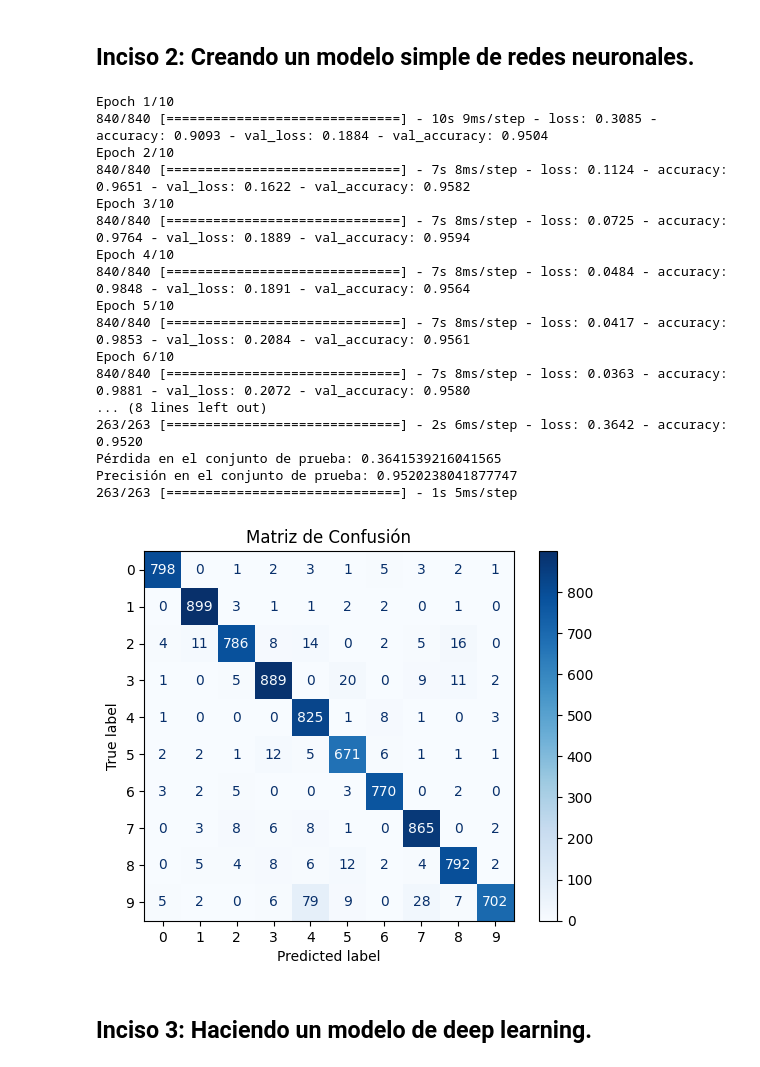
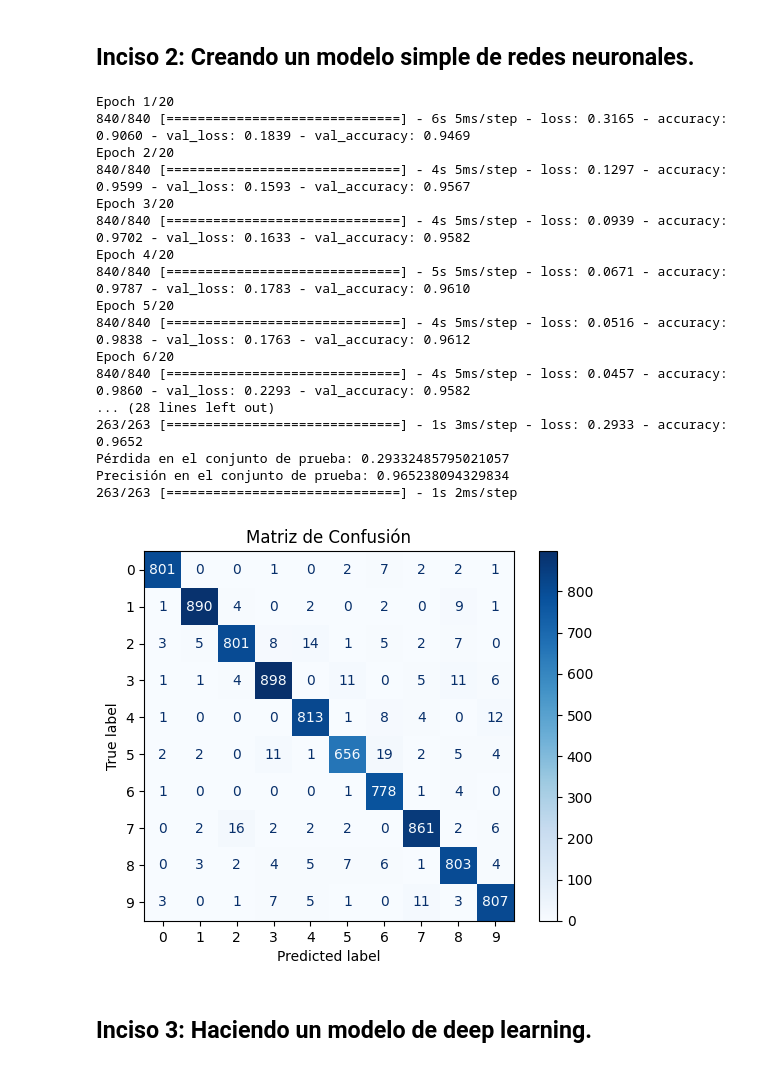
Before and after one commit to Javier19-cmd/Lab3-Data, a Jupyter notebook: lab.ipynb, the cells around one changed output. Drawn from its saved outputs; the diff is of its cells as text; code cells hidden in the pictures.

```diff
--- a/lab.ipynb
+++ b/lab.ipynb
@@ -188,55 +188,56 @@ X_train, X_test, y_train, y_test = train_test_split(X, y, test_size=0.2, random_
 scaler = StandardScaler()
 X_train_scaled = scaler.fit_transform(X_train)
 X_test_scaled = scaler.transform(X_test)
 
 # Crear el modelo de la red neuronal
 model = tf.keras.Sequential([
     tf.keras.layers.Input(shape=(X_train.shape[1],)),
-    tf.keras.layers.Dense(128, activation='relu'),
-    tf.keras.layers.Dense(64, activation='relu'),
+    tf.keras.layers.Dense(256, activation='relu'),  # Capa 1 con 256 neuronas
+    tf.keras.layers.Dense(128, activation='relu'),  # Capa 2 con 128 neuronas
+    tf.keras.layers.Dense(64, activation='relu'),   # Capa 3 con 64 neuronas
+    tf.keras.layers.Dense(32, activation='relu'),   # Capa 4 con 32 neuronas
     tf.keras.layers.Dense(10, activation='softmax')
 ])
-
 # Compilando el modelo
 model.compile(optimizer='adam', loss='sparse_categorical_crossentropy', metrics=['accuracy'])
 
 # Entrenando el modelo
-model.fit(X_train_scaled, y_train, epochs=10, batch_size=32, validation_split=0.2)
+model.fit(X_train_scaled, y_train, epochs=20, batch_size=32, validation_split=0.2)
 
 # Evaluando el modelo en el conjunto de prueba
 loss, accuracy = model.evaluate(X_test_scaled, y_test)
 print("Pérdida en el conjunto de prueba:", loss)
 print("Precisión en el conjunto de prueba:", accuracy)
 
 # Predeciendo las etiquetas en el conjunto de prueba
 y_pred = model.predict(X_test_scaled)
 y_pred_classes = np.argmax(y_pred, axis=1)
 
 # Calculando y mostrando la matriz de confusión
 confusion = confusion_matrix(y_test, y_pred_classes)
 confusion_display = ConfusionMatrixDisplay(confusion, display_labels=np.unique(y_test))
 confusion_display.plot(cmap=plt.cm.Blues)
 plt.title("Matriz de Confusión")
 plt.show()
 # %% [output]
-Epoch 1/10
-840/840 [==============================] - 10s 9ms/step - loss: 0.3085 - accuracy: 0.9093 - val_loss: 0.1884 - val_accuracy: 0.9504
-Epoch 2/10
-840/840 [==============================] - 7s 8ms/step - loss: 0.1124 - accuracy: 0.9651 - val_loss: 0.1622 - val_accuracy: 0.9582
-Epoch 3/10
-840/840 [==============================] - 7s 8ms/step - loss: 0.0725 - accuracy: 0.9764 - val_loss: 0.1889 - val_accuracy: 0.9594
-Epoch 4/10
-840/840 [==============================] - 7s 8ms/step - loss: 0.0484 - accuracy: 0.9848 - val_loss: 0.1891 - val_accuracy: 0.9564
-Epoch 5/10
-840/840 [==============================] - 7s 8ms/step - loss: 0.0417 - accuracy: 0.9853 - val_loss: 0.2084 - val_accuracy: 0.9561
-Epoch 6/10
-840/840 [==============================] - 7s 8ms/step - loss: 0.0363 - accuracy: 0.9881 - val_loss: 0.2072 - val_accuracy: 0.9580
-... (8 lines left out)
-263/263 [==============================] - 2s 6ms/step - loss: 0.3642 - accuracy: 0.9520
-Pérdida en el conjunto de prueba: 0.3641539216041565
-Precisión en el conjunto de prueba: 0.9520238041877747
-263/263 [==============================] - 1s 5ms/step
+Epoch 1/20
+840/840 [==============================] - 6s 5ms/step - loss: 0.3165 - accuracy: 0.9060 - val_loss: 0.1839 - val_accuracy: 0.9469
+Epoch 2/20
+840/840 [==============================] - 4s 5ms/step - loss: 0.1297 - accuracy: 0.9599 - val_loss: 0.1593 - val_accuracy: 0.9567
+Epoch 3/20
+840/840 [==============================] - 4s 5ms/step - loss: 0.0939 - accuracy: 0.9702 - val_loss: 0.1633 - val_accuracy: 0.9582
+Epoch 4/20
+840/840 [==============================] - 5s 5ms/step - loss: 0.0671 - accuracy: 0.9787 - val_loss: 0.1783 - val_accuracy: 0.9610
+Epoch 5/20
+840/840 [==============================] - 4s 5ms/step - loss: 0.0516 - accuracy: 0.9838 - val_loss: 0.1763 - val_accuracy: 0.9612
+Epoch 6/20
+840/840 [==============================] - 4s 5ms/step - loss: 0.0457 - accuracy: 0.9860 - val_loss: 0.2293 - val_accuracy: 0.9582
+... (28 lines left out)
+263/263 [==============================] - 1s 3ms/step - loss: 0.2933 - accuracy: 0.9652
+Pérdida en el conjunto de prueba: 0.29332485795021057
+Precisión en el conjunto de prueba: 0.965238094329834
+263/263 [==============================] - 1s 2ms/step
-[figure, old version]
+[figure, new version]
 # %% [markdown]
 ## Inciso 3: Haciendo un modelo de deep learning.
 # %%
```
Also changed, not shown: parts of 7 cells of this notebook.
